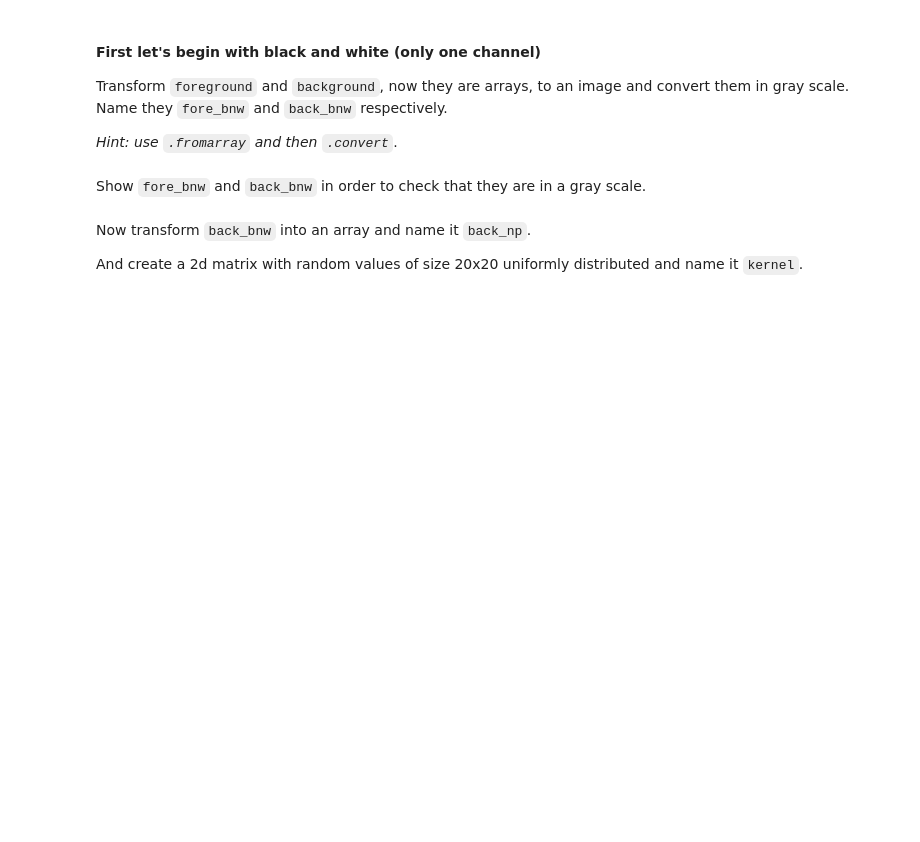
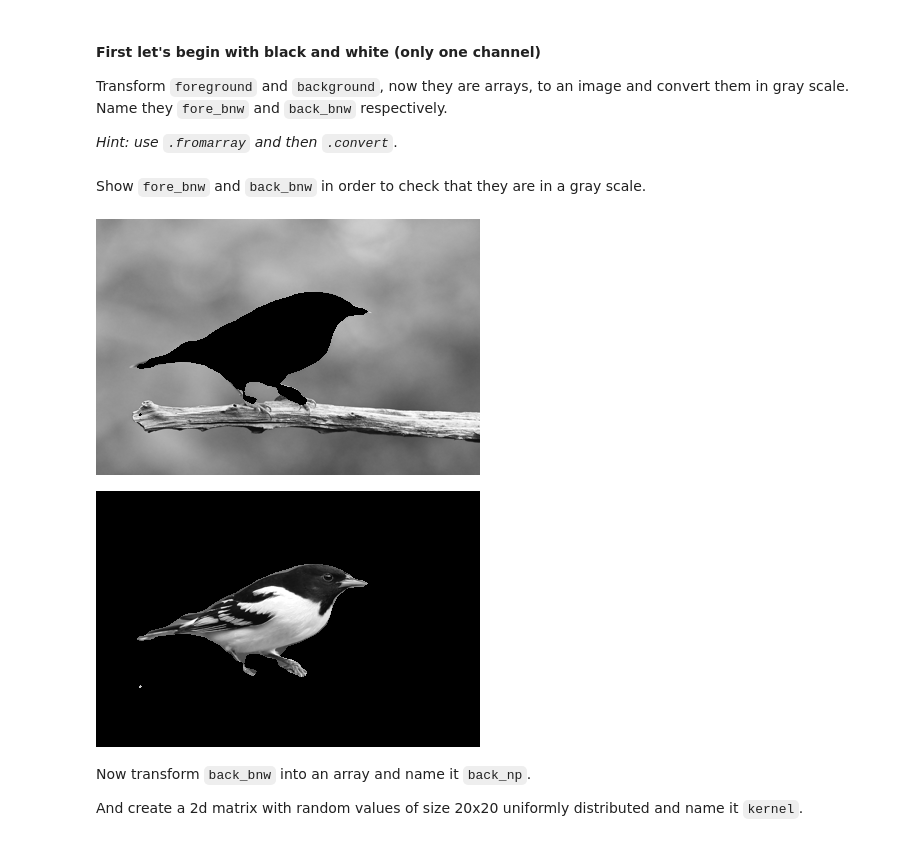
Before and after one commit to blancalluch/ImageSegmentation, a Jupyter notebook: main.ipynb, the cells around one changed output. Cells and saved outputs as stored; diff of their text form; code cells hidden in the pictures; blank space fills up the shorter version.

```diff
--- a/main.ipynb
+++ b/main.ipynb
@@ -131,10 +116,17 @@ Transform `foreground` and `background`, now they are arrays, to an image and co
 *Hint: use `.fromarray` and then `.convert`*.
 # %%
 # Your code here
+back_bnw = arr2.convert('L')
+fore_bnw = arr3.convert('L')
 # %% [markdown]
 Show `fore_bnw` and `back_bnw` in order to check that they are in a gray scale.
 # %%
 # Your code here
+display(back_bnw)
+display(fore_bnw)
+# %% [output]
+[figure, added]
+[figure, added]
 # %% [markdown]
 Now transform `back_bnw` into an array and name it `back_np`.
 
```
Also changed, not shown: parts of 17 cells of this notebook.
